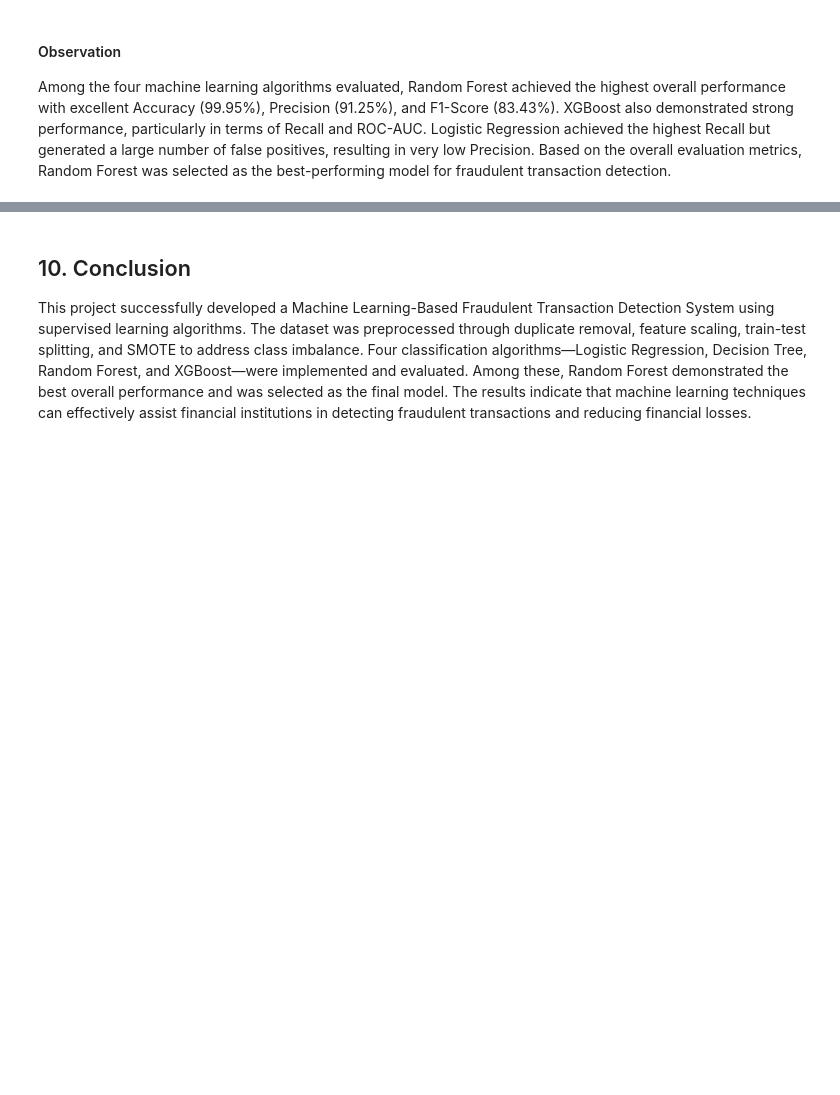
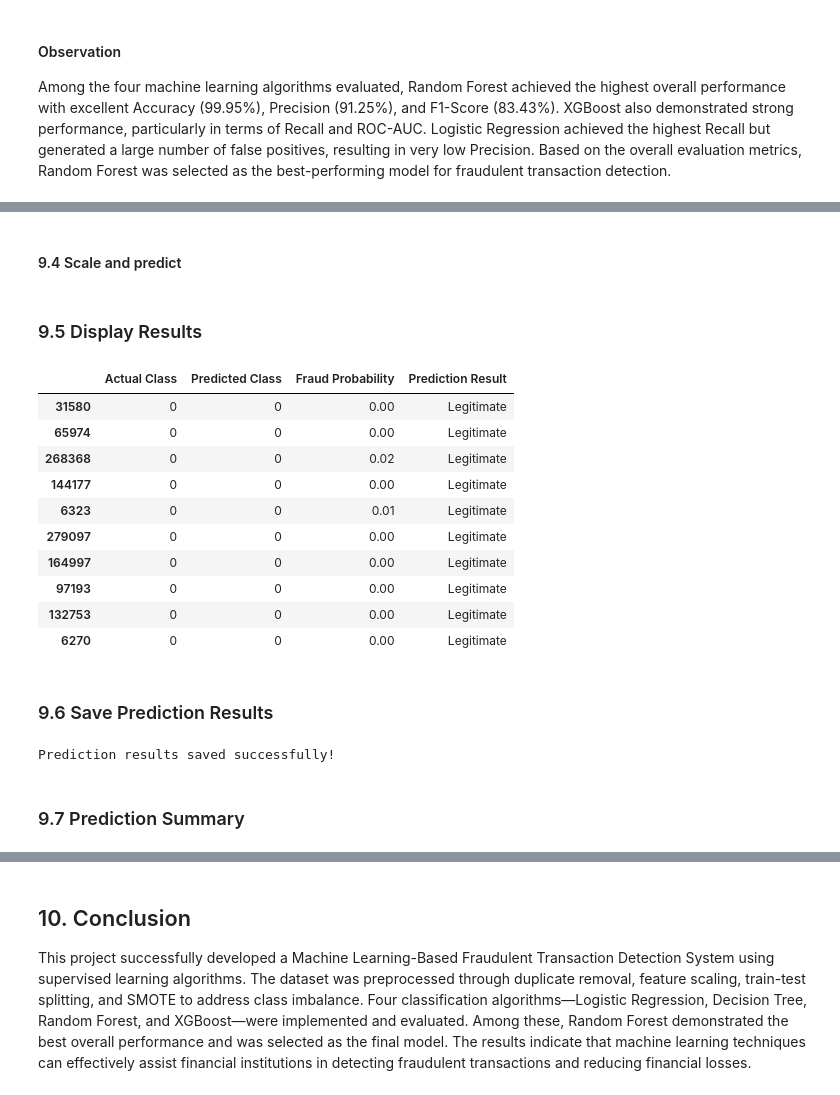
Before and after one commit to rijamaryjacob/ML-Based-Fraudulent-Transaction-Detection-System, a Jupyter notebook: notebooks/Fraud_Detection.ipynb, the cells around one changed output, grey strips where cells are left out. Saved outputs shown, nothing was run; the diff lists cells and outputs as text; code cells hidden in the pictures; blank space fills up the shorter version.

Commit message:
Complete machine learning-based fraud detection system with prediction module

```diff
--- a/notebooks/Fraud_Detection.ipynb
+++ b/notebooks/Fraud_Detection.ipynb
@@ -851,0 +887,6 @@ Based on the evaluation results, Random Forest was selected as the final model b
+# %%
+loaded_model = joblib.load("../models/random_forest_model.pkl")
+
+loaded_scaler = joblib.load("../models/scaler.pkl")
+
+print("Model loaded successfully.")
@@ -851,0 +923,64 @@ Based on the evaluation results, Random Forest was selected as the final model b
+# %% [markdown]
+#### 9.4 Scale and predict
+# %%
+sample_transactions_scaled = loaded_scaler.transform(sample_transactions)
+
+predictions = loaded_model.predict(sample_transactions_scaled)
+
+probabilities = loaded_model.predict_proba(sample_transactions_scaled)
+# %% [markdown]
+### 9.5 Display Results
+# %%
+prediction_results = sample_transactions.copy()
+
+# prediction_results["Actual Class"] = y_test.iloc[:10].values
+prediction_results["Actual Class"] = actual_labels.values
+
+prediction_results["Predicted Class"] = predictions
+
+# prediction_results["Fraud Probability"] = probabilities[:, 1]
+prediction_results["Fraud Probability"] = np.round(
+    probabilities[:,1],
+    4
+)
+
+prediction_results["Prediction Result"] = prediction_results[
+    "Predicted Class"
+].map({
+    0: "Legitimate",
+    1: "Fraudulent"
+})
+
+prediction_results[
+    [
+        "Actual Class",
+        "Predicted Class",
+        "Fraud Probability",
+        "Prediction Result"
+    ]
+]
+# %% [output]
+|  | Actual Class | Predicted Class | Fraud Probability | Prediction Result |
+| 31580 | 0 | 0 | 0.00 | Legitimate |
+| 65974 | 0 | 0 | 0.00 | Legitimate |
+| 268368 | 0 | 0 | 0.02 | Legitimate |
+| 144177 | 0 | 0 | 0.00 | Legitimate |
+| 6323 | 0 | 0 | 0.01 | Legitimate |
+| 279097 | 0 | 0 | 0.00 | Legitimate |
+| 164997 | 0 | 0 | 0.00 | Legitimate |
+| 97193 | 0 | 0 | 0.00 | Legitimate |
+| 132753 | 0 | 0 | 0.00 | Legitimate |
+| 6270 | 0 | 0 | 0.00 | Legitimate |
+# %% [markdown]
+### 9.6 Save Prediction Results
+# %%
+prediction_results.to_csv(
+    "../outputs/sample_predictions.csv",
+    index=False
+)
+
+print("Prediction results saved successfully!")
+# %% [output]
+Prediction results saved successfully!
+# %% [markdown]
+### 9.7 Prediction Summary
```
Also changed, not shown: parts of 18 cells of this notebook, 5 other files.
